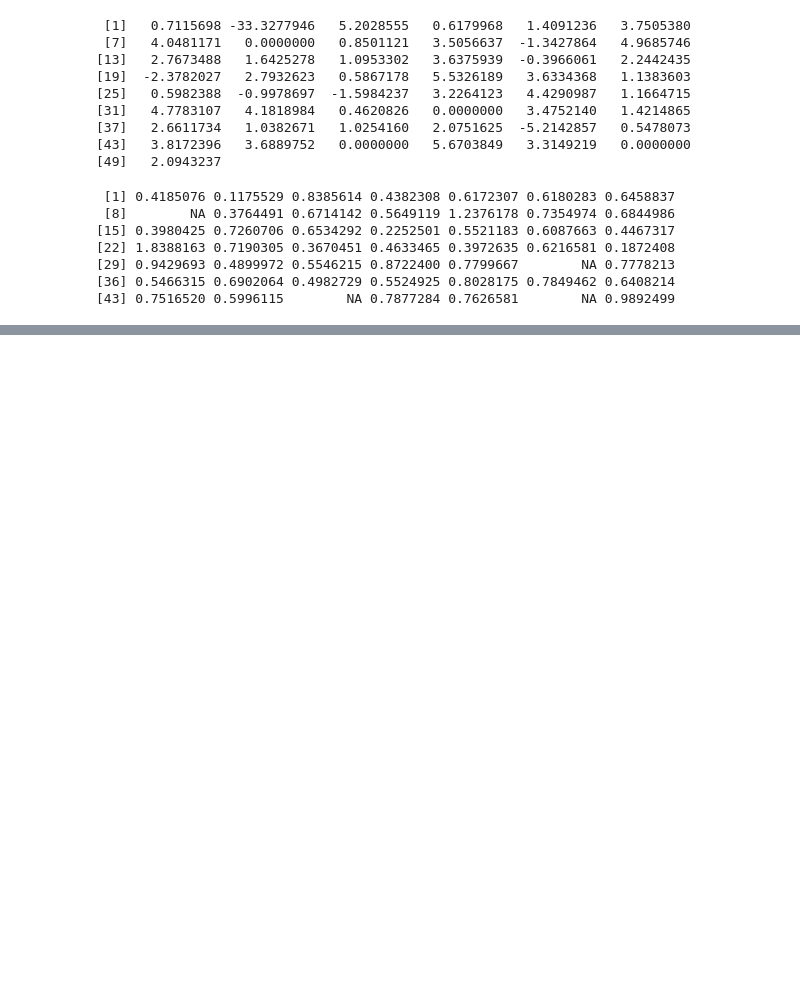
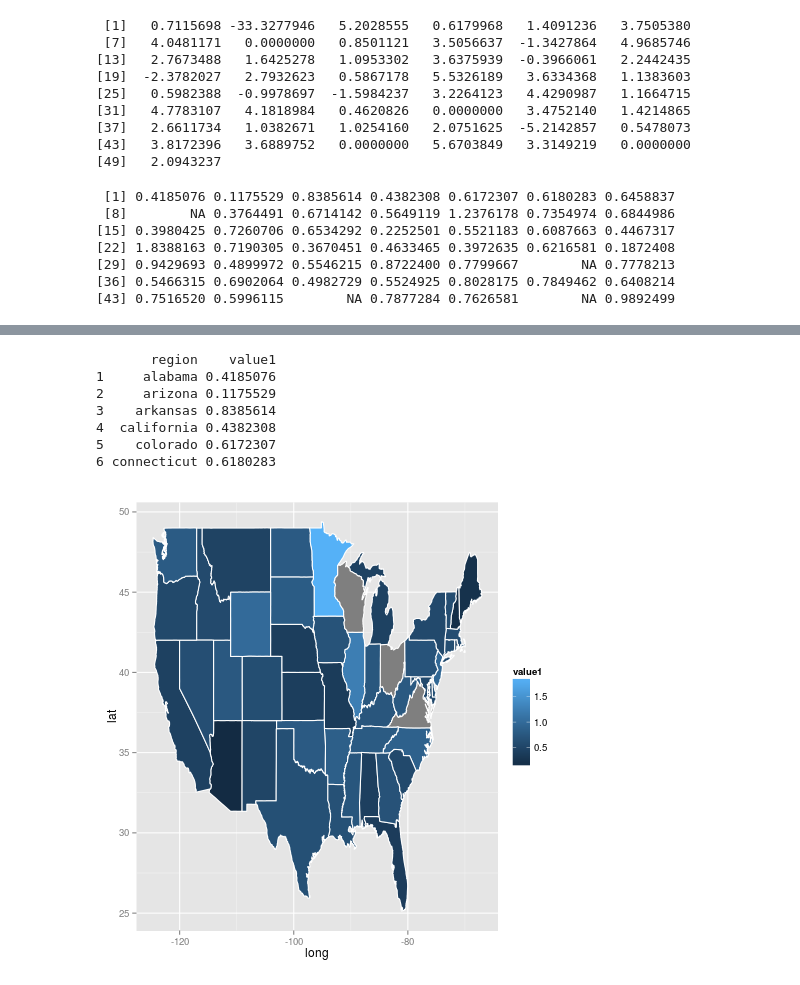
Before and after one commit to cynthiawu/data-analysis-template, a Jupyter notebook: notebooks/NB3_data_analysis.ipynb, the cells around one changed output, grey strips where cells are left out. Drawn from its saved outputs; the diff is of its cells as text; code cells hidden in the pictures; blank space fills up the shorter version.

```diff
--- a/notebooks/NB3_data_analysis.ipynb
+++ b/notebooks/NB3_data_analysis.ipynb
@@ -347,0 +392,21 @@ require(data.table)
+# %%
+%%R
+
+mapdata1 <- data.frame(states, coeff1)
+
+df1 <- data.frame(region = states, value1 = mapdata1[,2], stringsAsFactors = FALSE)
+print(head(df1))
+
+map.data <- merge(us.state.map, df1, by="region", all = T)
+map.data <- map.data[order(map.data$order),]
+
+print(ggplot(map.data, aes(x=long, y =lat, group=group, fill = value1)) + geom_polygon(colour = "white"))
+# %% [output]
+       region    value1
+1     alabama 0.4185076
+2     arizona 0.1175529
+3    arkansas 0.8385614
+4  california 0.4382308
+5    colorado 0.6172307
+6 connecticut 0.6180283
+[figure, added]
```
Also changed, not shown: parts of 2 cells of this notebook.
